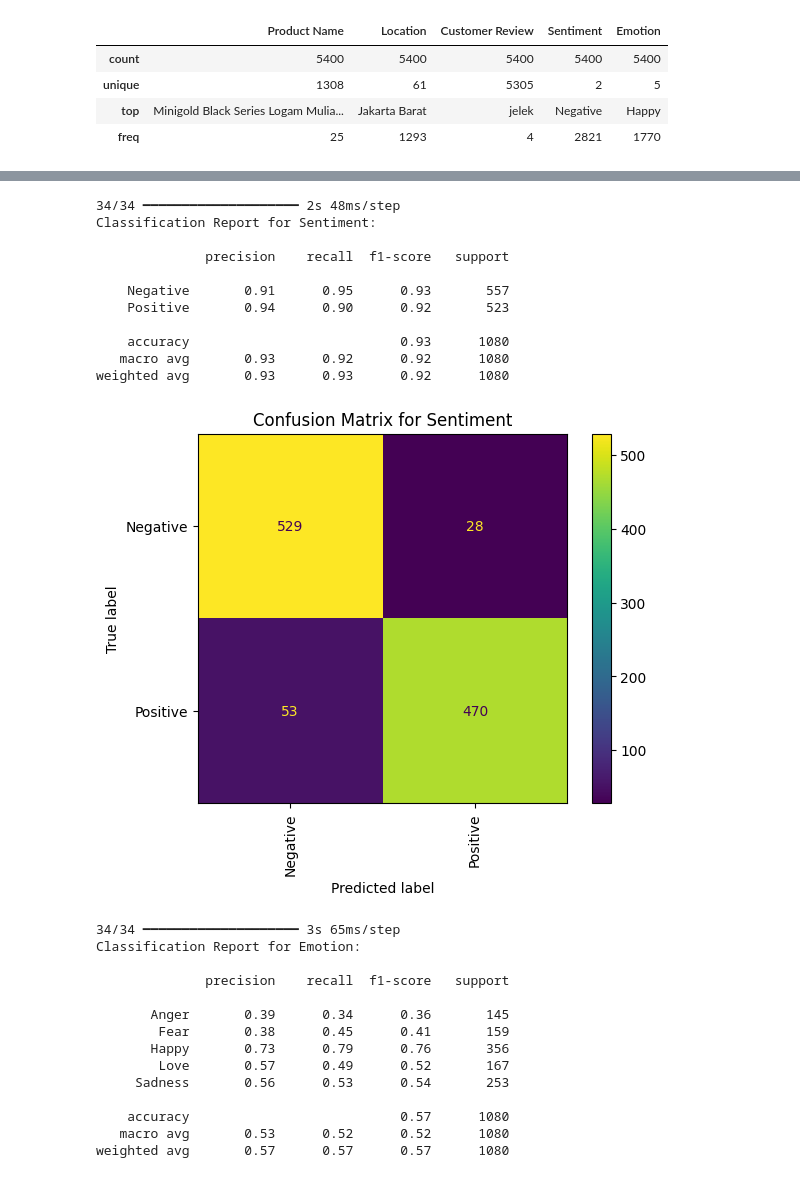
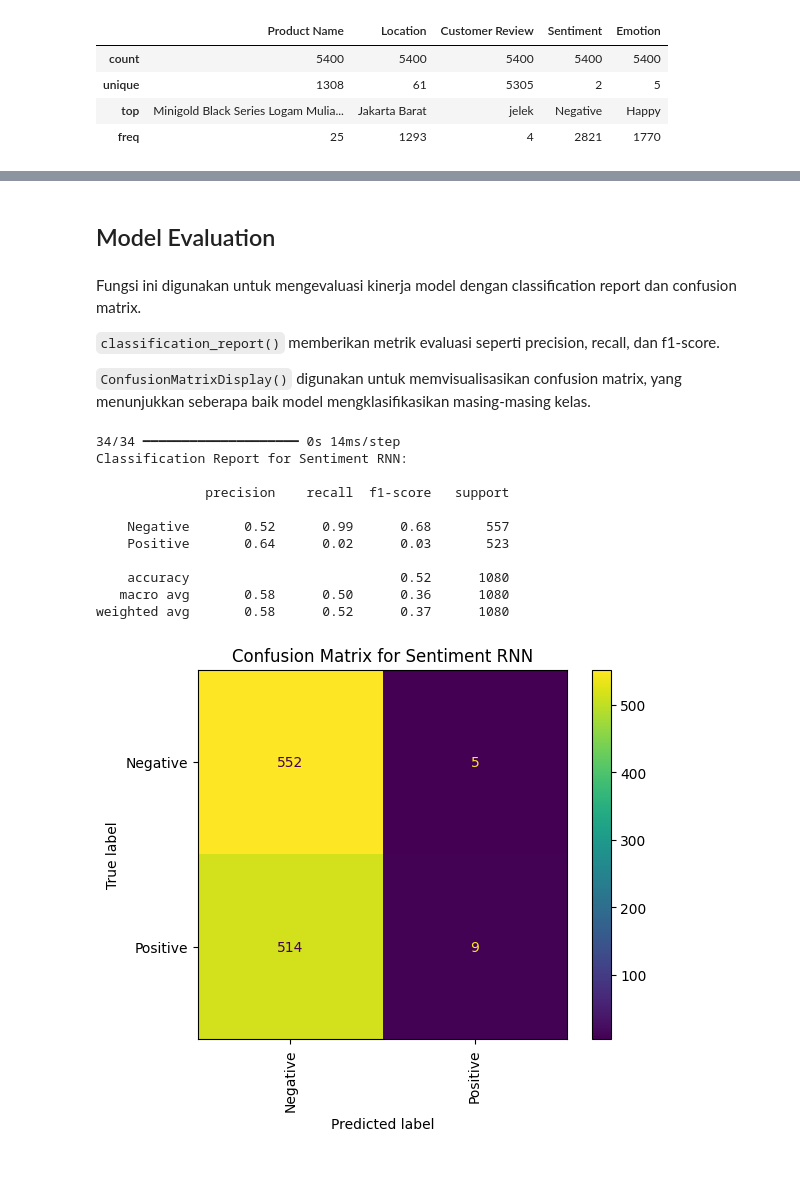
Before and after one commit to defrijay/RNN-Tokped-Sentiment, a Jupyter notebook: tokped-sentiment.ipynb, the cells around one changed output, grey strips where cells are left out. Saved outputs shown, nothing was run; the diff lists cells and outputs as text; code cells hidden in the pictures.

```diff
--- a/tokped-sentiment.ipynb
+++ b/tokped-sentiment.ipynb
@@ -89,3 +73,3 @@ df.head()
 # %%
 # Selecting necessary columns and dropping NaN values
-data = df[['Customer Review', 'Sentiment', 'Emotion']].dropna()
+data = df[['Customer Review', 'Sentiment']].dropna()
@@ -360,46 +305,37 @@ plot_history(history_emotion, 'Emotion')
+# %% [markdown]
+## Model Evaluation
+# %% [markdown]
+Fungsi ini digunakan untuk mengevaluasi kinerja model dengan classification report dan confusion matrix.
+
+`classification_report()` memberikan metrik evaluasi seperti precision, recall, dan f1-score.
+
+`ConfusionMatrixDisplay()` digunakan untuk memvisualisasikan confusion matrix, yang menunjukkan seberapa baik model mengklasifikasikan masing-masing kelas.
 # %%
-# 5. Classification report and confusion matrix
+# Classification report and confusion matrix
 def evaluate_model(model, X_test, y_test, label_encoder, title):
     y_pred = np.argmax(model.predict(X_test), axis=1)
     print(f"Classification Report for {title}:\n")
     print(classification_report(y_test, y_pred, target_names=label_encoder.classes_))
 
     # Confusion matrix
     cm = confusion_matrix(y_test, y_pred)
     disp = ConfusionMatrixDisplay(confusion_matrix=cm, display_labels=label_encoder.classes_)
     disp.plot(cmap='viridis', xticks_rotation='vertical')
     plt.title(f"Confusion Matrix for {title}")
     plt.show()
 
 # Evaluate Sentiment Model
-evaluate_model(sentiment_model, X_test_sentiment_pad, y_test_sentiment_enc, label_encoder_sentiment, "Sentiment")
-
-# Evaluate Emotion Model
-evaluate_model(emotion_model, X_test_emotion_pad, y_test_emotion_enc, label_encoder_emotion, "Emotion")
+evaluate_model(sentiment_rnn_model, X_test_sentiment_pad, y_test_sentiment_enc, label_encoder_sentiment, "Sentiment RNN")
 # %% [output]
-34/34 ━━━━━━━━━━━━━━━━━━━━ 2s 48ms/step
-Classification Report for Sentiment:
+34/34 ━━━━━━━━━━━━━━━━━━━━ 0s 14ms/step
+Classification Report for Sentiment RNN:
 
               precision    recall  f1-score   support
 
-    Negative       0.91      0.95      0.93       557
-    Positive       0.94      0.90      0.92       523
+    Negative       0.52      0.99      0.68       557
+    Positive       0.64      0.02      0.03       523
 
-    accuracy                           0.93      1080
-   macro avg       0.93      0.92      0.92      1080
-weighted avg       0.93      0.93      0.92      1080
+    accuracy                           0.52      1080
+   macro avg       0.58      0.50      0.36      1080
+weighted avg       0.58      0.52      0.37      1080
-[figure, old version]
+[figure, new version]
-34/34 ━━━━━━━━━━━━━━━━━━━━ 3s 65ms/step
-Classification Report for Emotion:
-
-              precision    recall  f1-score   support
-
-       Anger       0.39      0.34      0.36       145
-        Fear       0.38      0.45      0.41       159
-       Happy       0.73      0.79      0.76       356
-        Love       0.57      0.49      0.52       167
-     Sadness       0.56      0.53      0.54       253
-
-    accuracy                           0.57      1080
-   macro avg       0.53      0.52      0.52      1080
-weighted avg       0.57      0.57      0.57      1080
```
Also changed, not shown: parts of 37 cells of this notebook, 1 other file.
